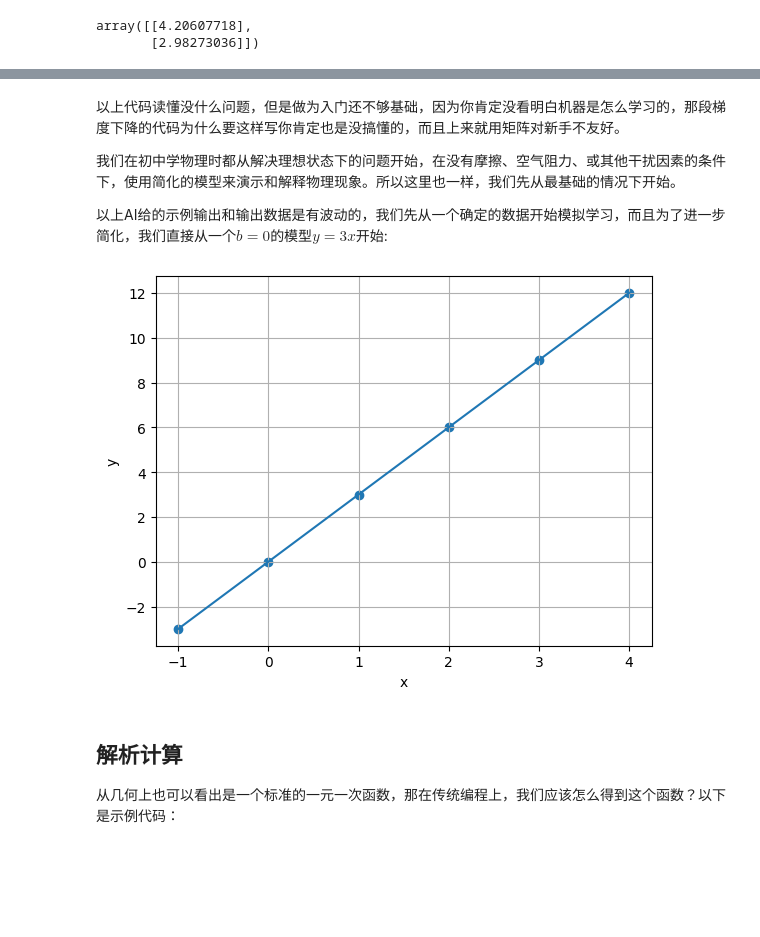
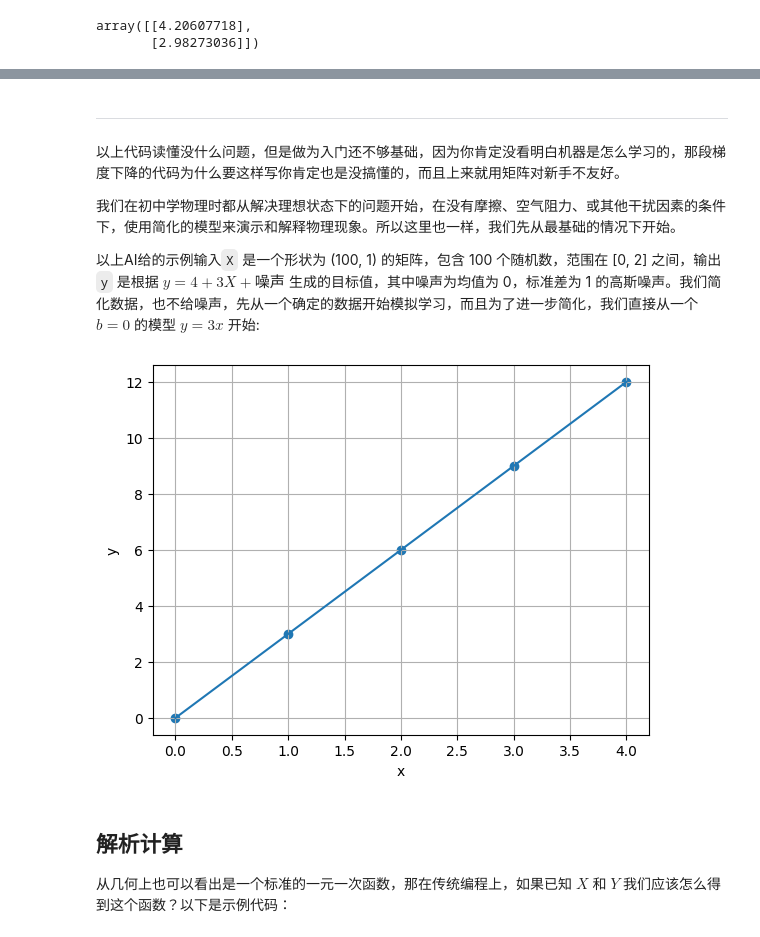
Before and after one commit to oiuv/Machine-Learning-Beginner, a Jupyter notebook: LM01.ipynb, the cells around one changed output, grey strips where cells are left out. Cells and saved outputs as stored; diff of their text form; code cells hidden in the pictures; blank space fills up the shorter version.

```diff
--- a/LM01.ipynb
+++ b/LM01.ipynb
@@ -239,27 +259,29 @@ b|截距|参数（偏置）
 # %% [markdown]
+----
+
 以上代码读懂没什么问题，但是做为入门还不够基础，因为你肯定没看明白机器是怎么学习的，那段梯度下降的代码为什么要这样写你肯定也是没搞懂的，而且上来就用矩阵对新手不友好。
 
 我们在初中学物理时都从解决理想状态下的问题开始，在没有摩擦、空气阻力、或其他干扰因素的条件下，使用简化的模型来演示和解释物理现象。所以这里也一样，我们先从最基础的情况下开始。
 
-以上AI给的示例输出和输出数据是有波动的，我们先从一个确定的数据开始模拟学习，而且为了进一步简化，我们直接从一个$b=0$的模型$y=3x$开始:
+以上AI给的示例输入`X` 是一个形状为 (100, 1) 的矩阵，包含 100 个随机数，范围在 [0, 2] 之间，输出`y` 是根据 $y = 4 + 3X + \text{噪声} $ 生成的目标值，其中噪声为均值为 0，标准差为 1 的高斯噪声。我们简化数据，也不给噪声，先从一个确定的数据开始模拟学习，而且为了进一步简化，我们直接从一个 $b=0$ 的模型 $y=3x$ 开始:
 # %%
 import numpy as np
 import matplotlib.pyplot as plt
 
-X = np.array([-1, 0, 1, 2, 3, 4])
-Y = np.array([-3, 0, 3, 6, 9, 12])
+X = np.array([0, 1, 2, 3, 4])
+Y = np.array([0, 3, 6, 9, 12])
 
 # 绘制图像
 plt.plot(X, Y)
 plt.scatter(X,Y)
 plt.xlabel('x')
 plt.ylabel('y')
 plt.grid(True)
 plt.show()
 # %% [output]
-[figure, old version]
+[figure, new version]
 # %% [markdown]
 ## 解析计算
 
-从几何上也可以看出是一个标准的一元一次函数，那在传统编程上，我们应该怎么得到这个函数？以下是示例代码：
+从几何上也可以看出是一个标准的一元一次函数，那在传统编程上，如果已知 $X$ 和 $Y$ 我们应该怎么得到这个函数？以下是示例代码：
 # %%
```
Also changed, not shown: parts of 22 cells of this notebook, 1 other file.
